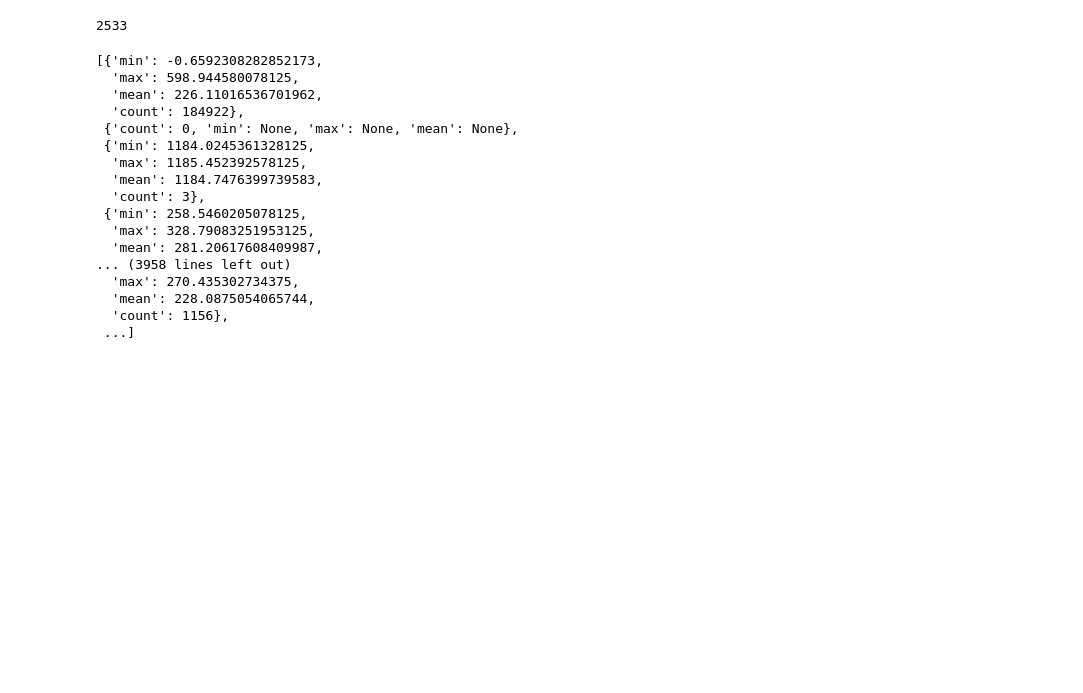
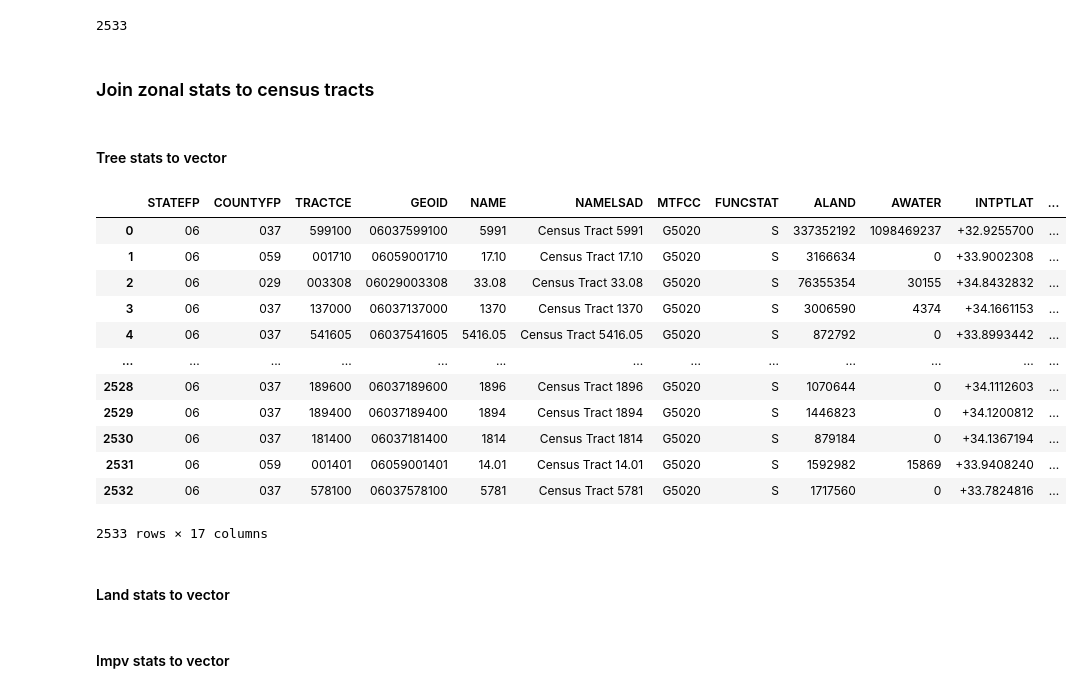
Before and after one commit to janderson5417/earthgrids_v2, a Jupyter notebook: raster_stats.ipynb, the cells around one changed output. Drawn from its saved outputs; the diff is of its cells as text; code cells hidden in the pictures; blank space fills up the shorter version.

```diff
--- a/raster_stats.ipynb
+++ b/raster_stats.ipynb
@@ -88,3 +123,5 @@ impv_arr = impv_src.read(1)
+# %%
+tree_arr = impv_src.read(1)
 # %% [markdown]
 ### Digital Elevation Raster
 # %%
@@ -154 +191,7 @@ impv_stats
  ...]
+# %%
+tree_stats = rs.zonal_stats(tracts_geodf,
+                            tree_arr,
+                            stats = 'median mean min max',
+                            transform=tree_transform_manual,
+                            nodata=-9999)
@@ -158,23 +255,30 @@ dem_stats = zonal_stats(tracts, dem_arr, transform = dem_transform_manual, nodat
 len(dem_stats)
 # %% [output]
 2533
-# %%
-dem_stats
-# %% [output]
-[{'min': -0.6592308282852173,
-  'max': 598.944580078125,
-  'mean': 226.11016536701962,
-  'count': 184922},
- {'count': 0, 'min': None, 'max': None, 'mean': None},
- {'min': 1184.0245361328125,
-  'max': 1185.452392578125,
-  'mean': 1184.7476399739583,
-  'count': 3},
- {'min': 258.5460205078125,
-  'max': 328.79083251953125,
-  'mean': 281.20617608409987,
-... (3958 lines left out)
-  'max': 270.435302734375,
-  'mean': 228.0875054065744,
-  'count': 1156},
- ...]
+# %% [markdown]
+### Join zonal stats to census tracts
+# %% [markdown]
+#### Tree stats to vector
+# %%
+tree_tracts = tracts_geodf.join(pd.DataFrame(tree_stats))
+# %%
+tree_tracts.rename(columns={'min': 'tree_min', 'max': 'tree_max', 'mean': 'tree_mean',
+                            'median': 'tree_median'}, inplace = True)
+# %%
+tree_tracts
+# %% [output]
+|  | STATEFP | COUNTYFP | TRACTCE | GEOID | NAME | NAMELSAD | MTFCC | FUNCSTAT | ALAND | AWATER | INTPTLAT | ... |
+| 0 | 06 | 037 | 599100 | 06037599100 | 5991 | Census Tract 5991 | G5020 | S | 337352192 | 1098469237 | +32.9255700 | ... |
+| 1 | 06 | 059 | 001710 | 06059001710 | 17.10 | Census Tract 17.10 | G5020 | S | 3166634 | 0 | +33.9002308 | ... |
+| 2 | 06 | 029 | 003308 | 06029003308 | 33.08 | Census Tract 33.08 | G5020 | S | 76355354 | 30155 | +34.8432832 | ... |
+| 3 | 06 | 037 | 137000 | 06037137000 | 1370 | Census Tract 1370 | G5020 | S | 3006590 | 4374 | +34.1661153 | ... |
+| 4 | 06 | 037 | 541605 | 06037541605 | 5416.05 | Census Tract 5416.05 | G5020 | S | 872792 | 0 | +33.8993442 | ... |
+| ... | ... | ... | ... | ... | ... | ... | ... | ... | ... | ... | ... | ... |
+| 2528 | 06 | 037 | 189600 | 06037189600 | 1896 | Census Tract 1896 | G5020 | S | 1070644 | 0 | +34.1112603 | ... |
+| 2529 | 06 | 037 | 189400 | 06037189400 | 1894 | Census Tract 1894 | G5020 | S | 1446823 | 0 | +34.1200812 | ... |
+| 2530 | 06 | 037 | 181400 | 06037181400 | 1814 | Census Tract 1814 | G5020 | S | 879184 | 0 | +34.1367194 | ... |
+| 2531 | 06 | 059 | 001401 | 06059001401 | 14.01 | Census Tract 14.01 | G5020 | S | 1592982 | 15869 | +33.9408240 | ... |
+| 2532 | 06 | 037 | 578100 | 06037578100 | 5781 | Census Tract 5781 | G5020 | S | 1717560 | 0 | +33.7824816 | ... |
+2533 rows × 17 columns
+# %% [markdown]
+#### Land stats to vector
@@ -180,0 +289,2 @@ dem_stats
+# %% [markdown]
+#### Impv stats to vector
```
Also changed, not shown: parts of 33 cells of this notebook, 1 other file.
